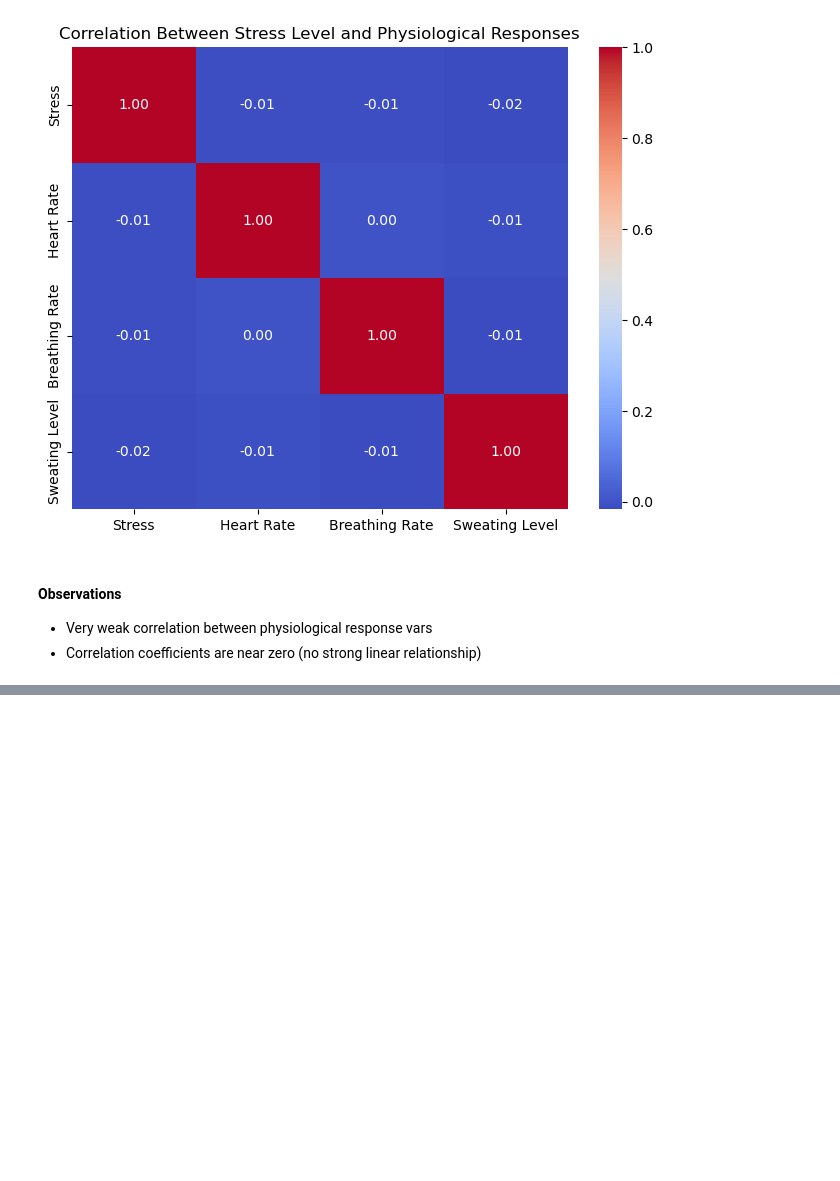
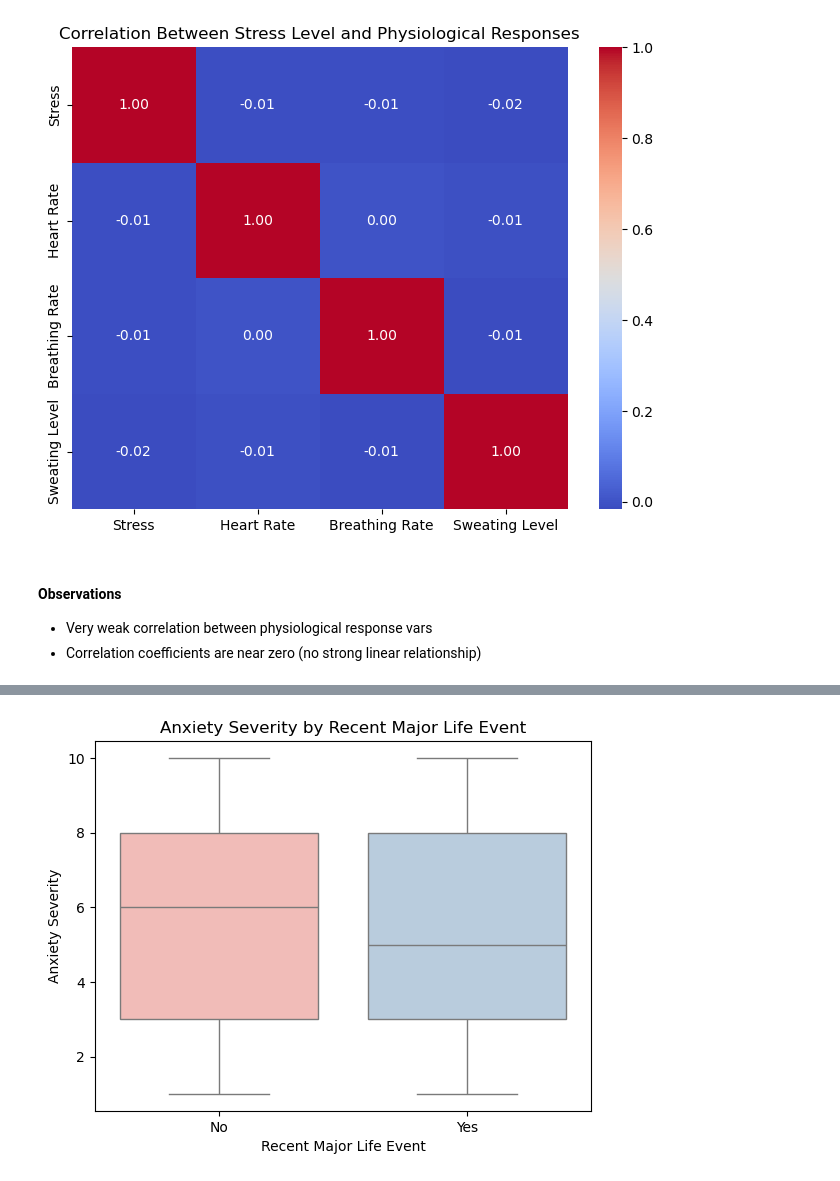
Before and after one commit to jonc1412/EDA-projects, a Jupyter notebook: anxiety-attack/anxiety_attack_analysis.ipynb, the cells around one changed output, grey strips where cells are left out. Saved outputs shown, nothing was run; the diff lists cells and outputs as text; code cells hidden in the pictures; blank space fills up the shorter version.

```diff
--- a/anxiety-attack/anxiety_attack_analysis.ipynb
+++ b/anxiety-attack/anxiety_attack_analysis.ipynb
@@ -346,0 +355,6 @@ plt.show()
+# %%
+sns.boxplot(data=df, x='Recent Major Life Event', y='Anxiety Severity', hue='Recent Major Life Event', order=['No', 'Yes'],legend=False, palette={"Yes": "#b3cde3", "No": "#fbb4ae"})
+plt.title('Anxiety Severity by Recent Major Life Event')
+plt.show()
+# %% [output]
+[figure, added]
```
Also changed, not shown: parts of 2 cells of this notebook.
